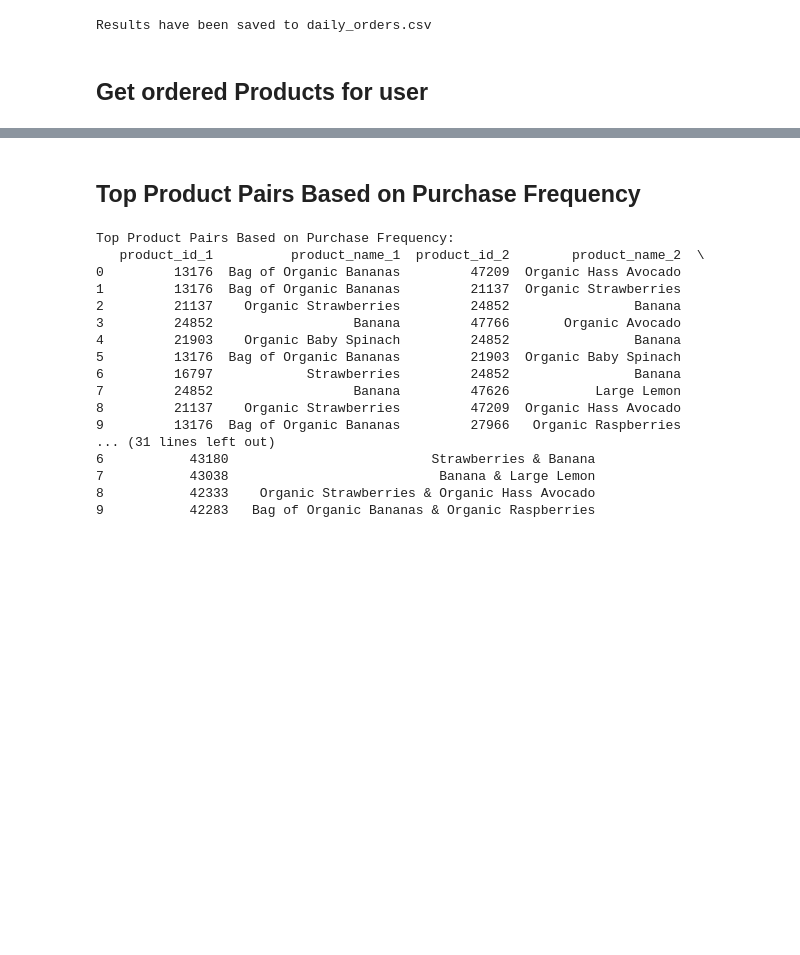
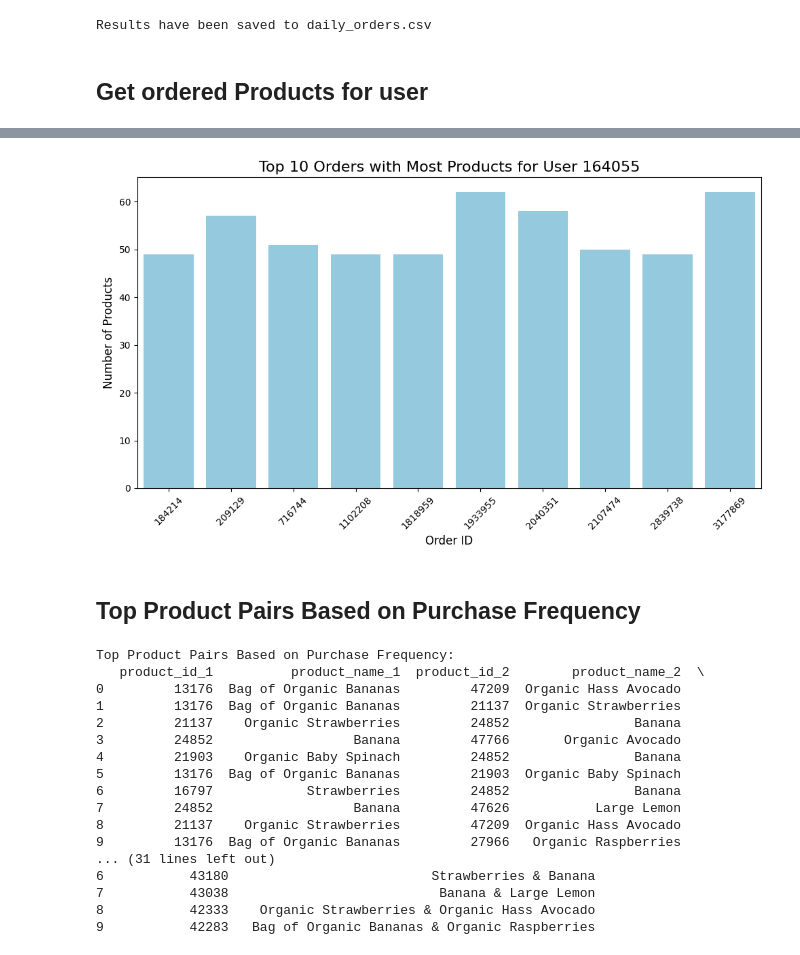
Before and after one commit to mirajkarsneha/instacart-market-basket-analysis, a Jupyter notebook: customer_next_order_analysis.ipynb, the cells around one changed output, grey strips where cells are left out. Saved outputs shown, nothing was run; the diff lists cells and outputs as text; code cells hidden in the pictures; blank space fills up the shorter version.

```diff
--- a/customer_next_order_analysis.ipynb
+++ b/customer_next_order_analysis.ipynb
@@ -293,3 +307,20 @@ Original Data:
+# %%
+grouped_df['product_count'] = grouped_df['product_name'].apply(lambda x: len(x.split(',')))
+top_10_orders = grouped_df.sort_values(by='product_count', ascending=False).head(10)
+
+# Plotting the bar chart for the top 10 orders
+plt.figure(figsize=(10, 6))
+sns.barplot(x='order_id', y='product_count', data=top_10_orders, color='skyblue')
+
+# Adding labels and title
+plt.title(f"Top 10 Orders with Most Products for User {user_id}", fontsize=16)
+plt.xlabel("Order ID", fontsize=12)
+plt.ylabel("Number of Products", fontsize=12)
+plt.xticks(rotation=45)  # Rotate the x-axis labels for better readability
+plt.tight_layout()
+plt.show()
+# %% [output]
+[figure, added]
 # %% [markdown]
 ## Top Product Pairs Based on Purchase Frequency
 # %%
```
Also changed, not shown: parts of 8 cells of this notebook, 2 other files.
